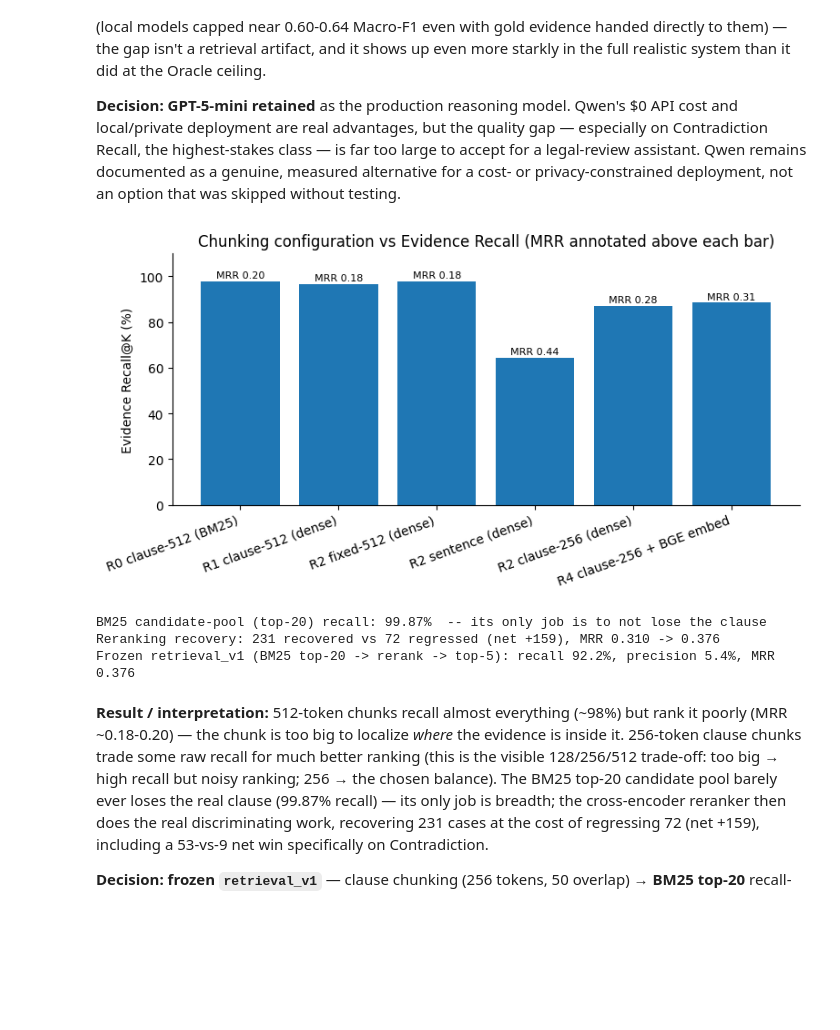
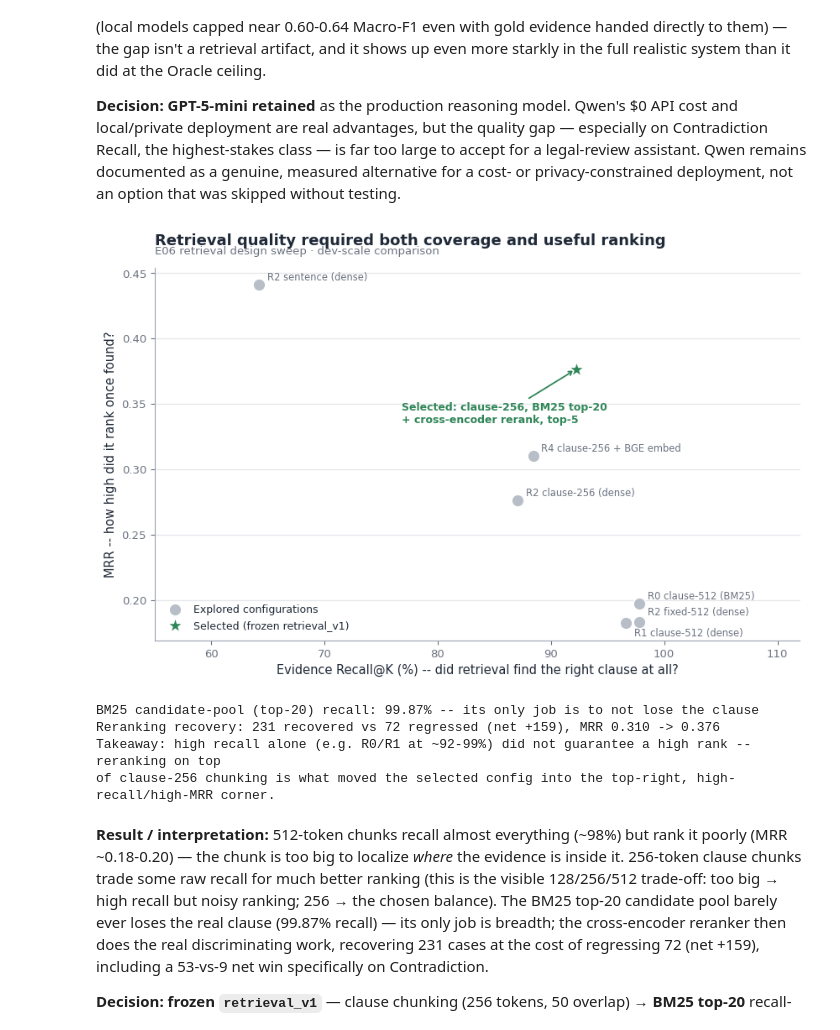
Before and after one commit to AsmithaUbaid/ndatrace, a Jupyter notebook: notebooks/NDATrace_Complete_Technical_Tour.ipynb, the cells around one changed output. Drawn from its saved outputs; the diff is of its cells as text; code cells hidden in the pictures; blank space fills up the shorter version.

```diff
--- a/notebooks/NDATrace_Complete_Technical_Tour.ipynb
+++ b/notebooks/NDATrace_Complete_Technical_Tour.ipynb
@@ -430,43 +536,61 @@ deployment, not an option that was skipped without testing.
 # %%
 e06_configs = [
     ("R0 clause-512 (BM25)", "run_E06_R0.json"),
     ("R1 clause-512 (dense)", "run_E06_R1.json"),
     ("R2 fixed-512 (dense)", "run_E06_R2_fixed512.json"),
     ("R2 sentence (dense)", "run_E06_R2_sentence.json"),
     ("R2 clause-256 (dense)", "run_E06_R2_clause256.json"),
     ("R4 clause-256 + BGE embed", "run_E06_R4_bge.json"),
 ]
 rows = []
 for label, fname in e06_configs:
     d = load("experiments", "E06_retrieval_optimisation", "results", fname)
     o = d["metrics"]["overall"]
     rows.append({"Config": label, "Evidence Recall@K": o["evidence_recall_at_k"], "MRR": o["mrr"]})
 df_chunk = pd.DataFrame(rows).set_index("Config")
 
-fig, ax = plt.subplots(figsize=(8, 4.2))
-bars = ax.bar(df_chunk.index, df_chunk["Evidence Recall@K"] * 100, color="tab:blue")
-for b, mrr in zip(bars, df_chunk["MRR"]):
-    ax.text(b.get_x() + b.get_width() / 2, b.get_height() + 1.5, f"MRR {mrr:.2f}", ha="center", fontsize=8)
-ax.set_ylabel("Evidence Recall@K (%)")
-ax.set_ylim(0, 110)
-ax.set_title("Chunking configuration vs Evidence Recall (MRR annotated above each bar)")
-plt.xticks(rotation=20, ha="right")
+final = load("experiments", "E06_retrieval_optimisation", "results", "run_E06_lexical_vs_dense_rerank.json")
+r5 = load("experiments", "E06_retrieval_optimisation", "results", "run_E06_R5_rerank_comparison.json")
+bm25_final = final["bm25_plus_rerank"]["metrics"]["overall"]
+selected_label = "Selected: clause-256, BM25 top-20\n+ cross-encoder rerank, top-5"
+
+fig, ax = plt.subplots(figsize=(8.6, 5.6))
+ax.scatter(df_chunk["Evidence Recall@K"] * 100, df_chunk["MRR"], s=110, color=COLOR_SECONDARY,
+           edgecolor="white", lw=1, zorder=3, label="Explored configurations")
+label_offsets = {
+    "R1 clause-512 (dense)": (7, -11),
+    "R2 fixed-512 (dense)": (7, 6),
+}
+for label, row in df_chunk.iterrows():
+    xytext = label_offsets.get(label, (7, 4))
+    ax.annotate(label, (row["Evidence Recall@K"] * 100, row["MRR"]), textcoords="offset points",
+                xytext=xytext, fontsize=8.3, color=COLOR_SUBTLE)
+ax.scatter([bm25_final["evidence_recall_at_k"] * 100], [bm25_final["mrr"]], s=220, color=COLOR_RUNTIME,
+           edgecolor="white", lw=1.3, zorder=4, marker="*", label="Selected (frozen retrieval_v1)")
+ax.annotate(selected_label, (bm25_final["evidence_recall_at_k"] * 100, bm25_final["mrr"]),
+            textcoords="offset points", xytext=(-150, -46), fontsize=9, color=COLOR_RUNTIME, fontweight="bold",
+            arrowprops=dict(arrowstyle="->", lw=1.3, color=COLOR_RUNTIME))
+ax.set_xlabel("Evidence Recall@K (%) -- did retrieval find the right clause at all?")
+ax.set_ylabel("MRR -- how high did it rank once found?")
+ax.set_xlim(55, 112)
+style_axes(ax, grid_axis="y")
+titled(ax, "Retrieval quality required both coverage and useful ranking",
+       "E06 retrieval design sweep \u00b7 dev-scale comparison")
+ax.legend(loc="lower left", fontsize=9)
 plt.tight_layout()
 plt.show()
 
-final = load("experiments", "E06_retrieval_optimisation", "results", "run_E06_lexical_vs_dense_rerank.json")
-r5 = load("experiments", "E06_retrieval_optimisation", "results", "run_E06_R5_rerank_comparison.json")
-bm25_final = final["bm25_plus_rerank"]["metrics"]["overall"]
-print(f"BM25 candidate-pool (top-20) recall: {final['bm25_pool_recall_at_20']:.2%}  -- its only job is to not lose the clause")
+print(f"BM25 candidate-pool (top-20) recall: {final['bm25_pool_recall_at_20']:.2%} -- its only job is to not lose the clause")
 print(f"Reranking recovery: {r5['recovered_count']} recovered vs {r5['regressed_count']} regressed "
       f"(net +{r5['net_gain']}), MRR {r5['control']['metrics']['overall']['mrr']:.3f} -> {r5['rerank']['metrics']['overall']['mrr']:.3f}")
-print(f"Frozen retrieval_v1 (BM25 top-20 -> rerank -> top-5): recall {bm25_final['evidence_recall_at_k']:.1%}, "
-      f"precision {bm25_final['evidence_precision']:.1%}, MRR {bm25_final['mrr']:.3f}")
+print("Takeaway: high recall alone (e.g. R0/R1 at ~92-99%) did not guarantee a high rank -- reranking on top")
+print("of clause-256 chunking is what moved the selected config into the top-right, high-recall/high-MRR corner.")
 # %% [output]
-[figure, old version]
+[figure, new version]
-BM25 candidate-pool (top-20) recall: 99.87%  -- its only job is to not lose the clause
+BM25 candidate-pool (top-20) recall: 99.87% -- its only job is to not lose the clause
 Reranking recovery: 231 recovered vs 72 regressed (net +159), MRR 0.310 -> 0.376
-Frozen retrieval_v1 (BM25 top-20 -> rerank -> top-5): recall 92.2%, precision 5.4%, MRR 0.376
+Takeaway: high recall alone (e.g. R0/R1 at ~92-99%) did not guarantee a high rank -- reranking on top
+of clause-256 chunking is what moved the selected config into the top-right, high-recall/high-MRR corner.
 # %% [markdown]
 **Result / interpretation:** 512-token chunks recall almost everything (~98%) but rank it
 poorly (MRR ~0.18-0.20) — the chunk is too big to localize *where* the evidence is inside it.
```
Also changed, not shown: parts of 17 cells of this notebook, 14 other files.
